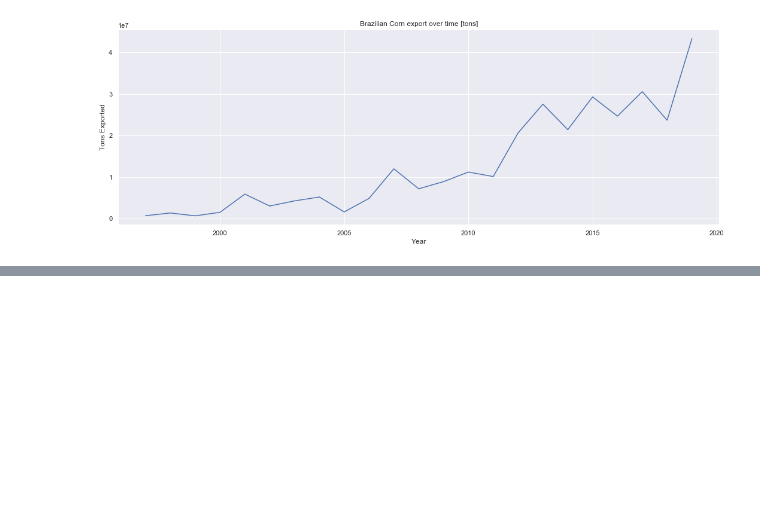
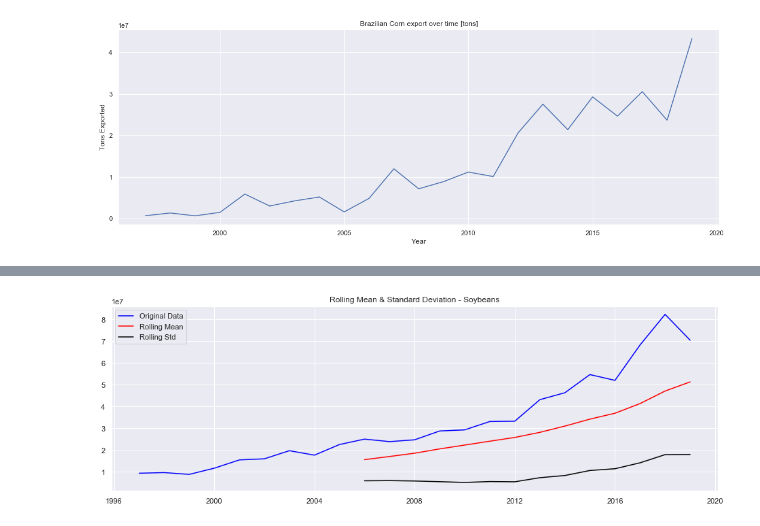
Before and after one commit to rpdieego/case_4intelligence, a Jupyter notebook: Data Analysis Skill Test - Case 2.ipynb, the cells around one changed output, grey strips where cells are left out. Cells and saved outputs as stored; diff of their text form; code cells hidden in the pictures; blank space fills up the shorter version.

```diff
--- a/Data Analysis Skill Test - Case 2.ipynb
+++ b/Data Analysis Skill Test - Case 2.ipynb
@@ -1086 +1161,13 @@ plot_covariate(same_period_cov_df['price_corn'], 'Corn Price')
+# %%
+def rolling_statistics(ts, window_size):
+    '''
+    INPUT - time series (ts) and window size for the rolling statistic (window_size);
+
+    OUTPUT -  rolling mean (r_mean), rolling standard deviation (r_std);
+
+    '''
+    r_mean = ts.rolling(window=window_size).mean()
+    r_std = ts.rolling(window=window_size).std()
+
+    return r_mean, r_std
 # %%
@@ -1094,0 +1190,6 @@ plt.legend(loc='best')
+# %%
+# Rolling Statistics - Soybeans
+r_mean, r_std = rolling_statistics(soybeans_df['values'], 10)
+plot_rolling_stats(soybeans_df['values'], r_mean, r_std, 'Soybeans')
+# %% [output]
+[figure, added]
```
Also changed, not shown: parts of 40 cells of this notebook.
